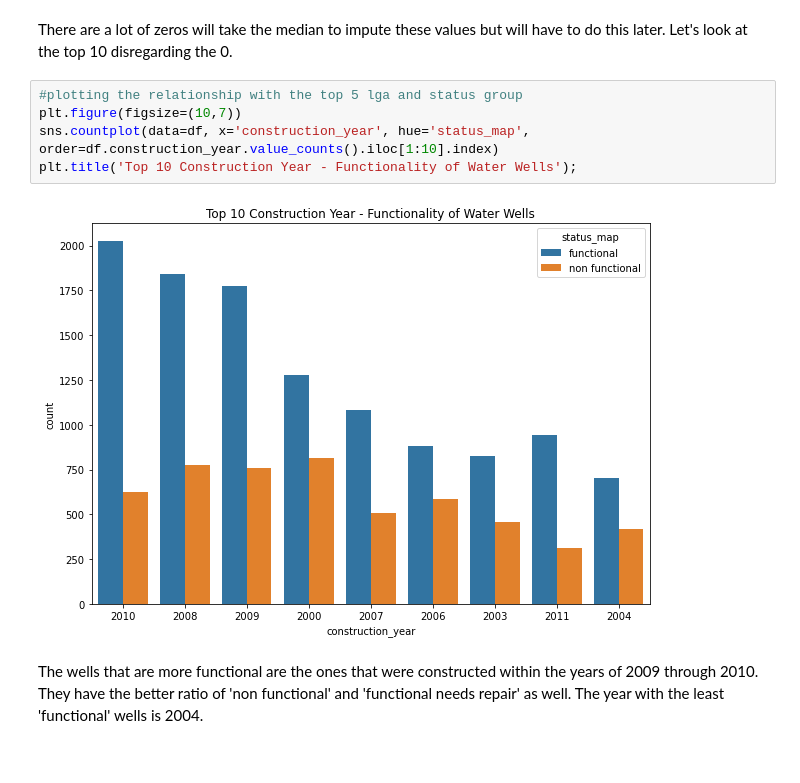
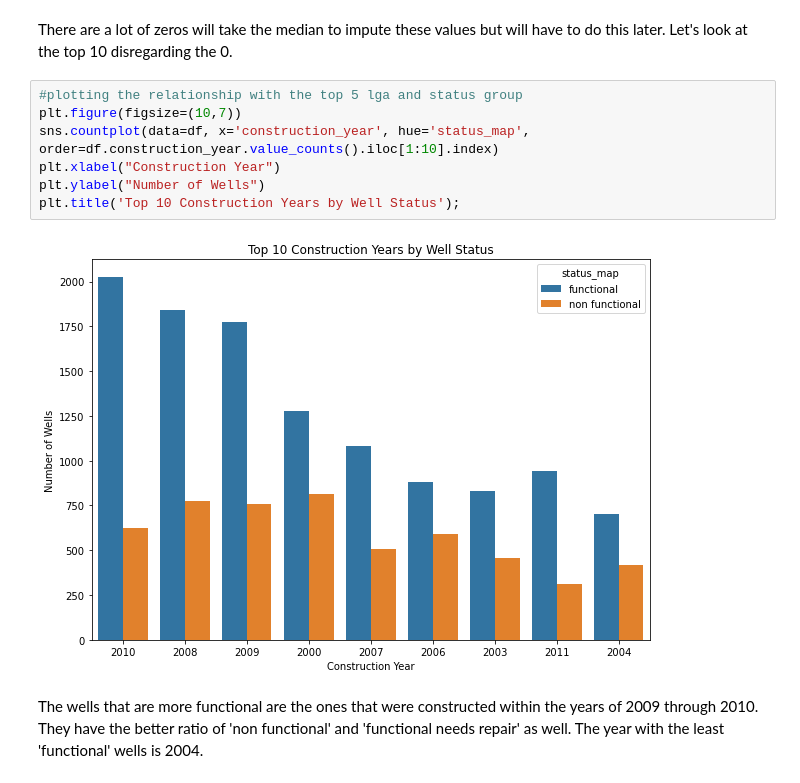
Before and after one commit to tvrjuana/tanzania-water-wells, a Jupyter notebook: water_wells_eda_modeling.ipynb, the cells around one changed output. Saved outputs shown, nothing was run; the diff lists cells and outputs as text.

```diff
--- a/water_wells_eda_modeling.ipynb
+++ b/water_wells_eda_modeling.ipynb
@@ -626,10 +626,12 @@ There are a lot of zeros will take the median to impute these values but will ha
 # %%
 #plotting the relationship with the top 5 lga and status group
 plt.figure(figsize=(10,7))
 sns.countplot(data=df, x='construction_year', hue='status_map', order=df.construction_year.value_counts().iloc[1:10].index)
-plt.title('Top 10 Construction Year - Functionality of Water Wells');
+plt.xlabel("Construction Year")
+plt.ylabel("Number of Wells")
+plt.title('Top 10 Construction Years by Well Status');
 # %% [output]
-[figure, old version]
+[figure, new version]
 # %% [markdown]
 The wells that are more functional are the ones that were constructed within the years of 2009 through 2010. They have the better ratio of 'non functional' and 'functional needs repair' as well. The year with the least 'functional' wells is 2004.
 # %%
```
Also changed, not shown: parts of 53 cells of this notebook.
